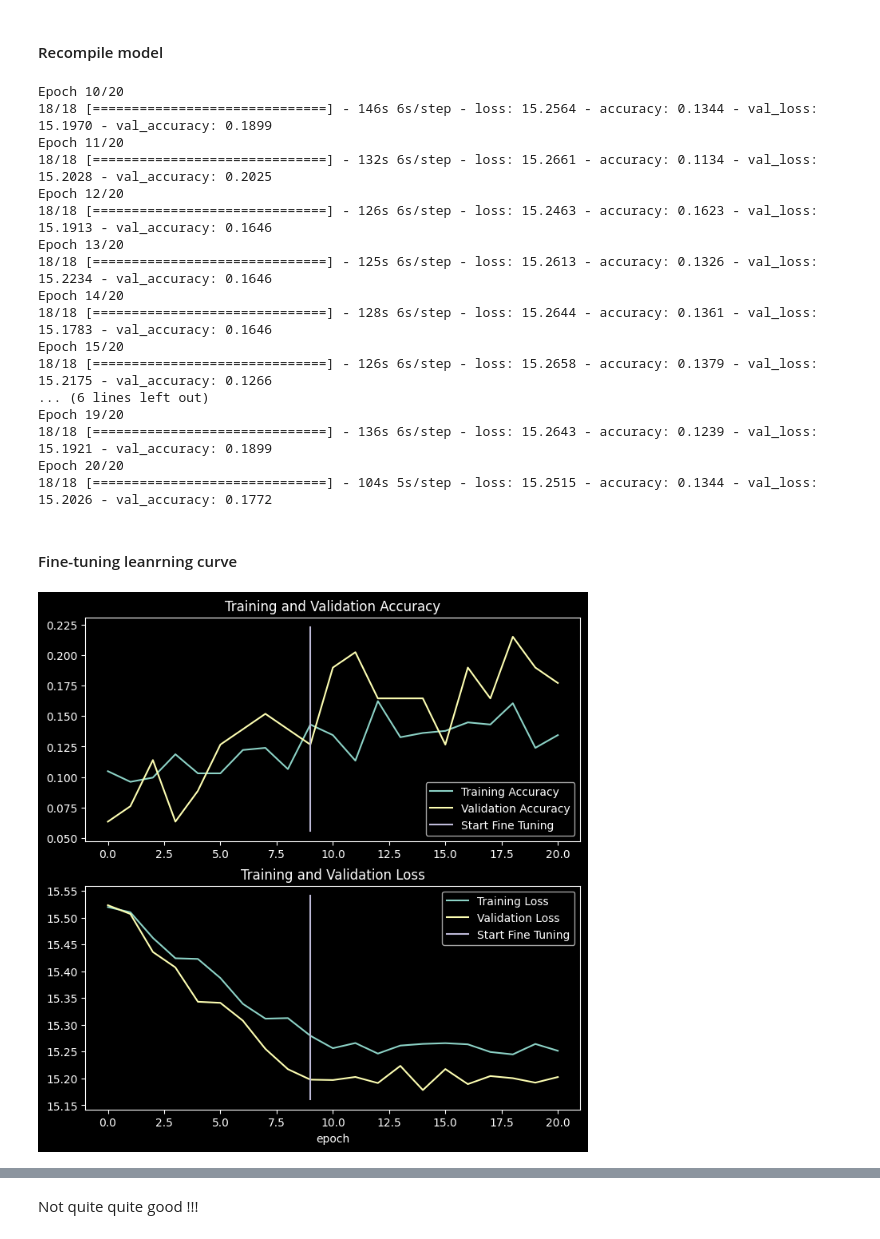
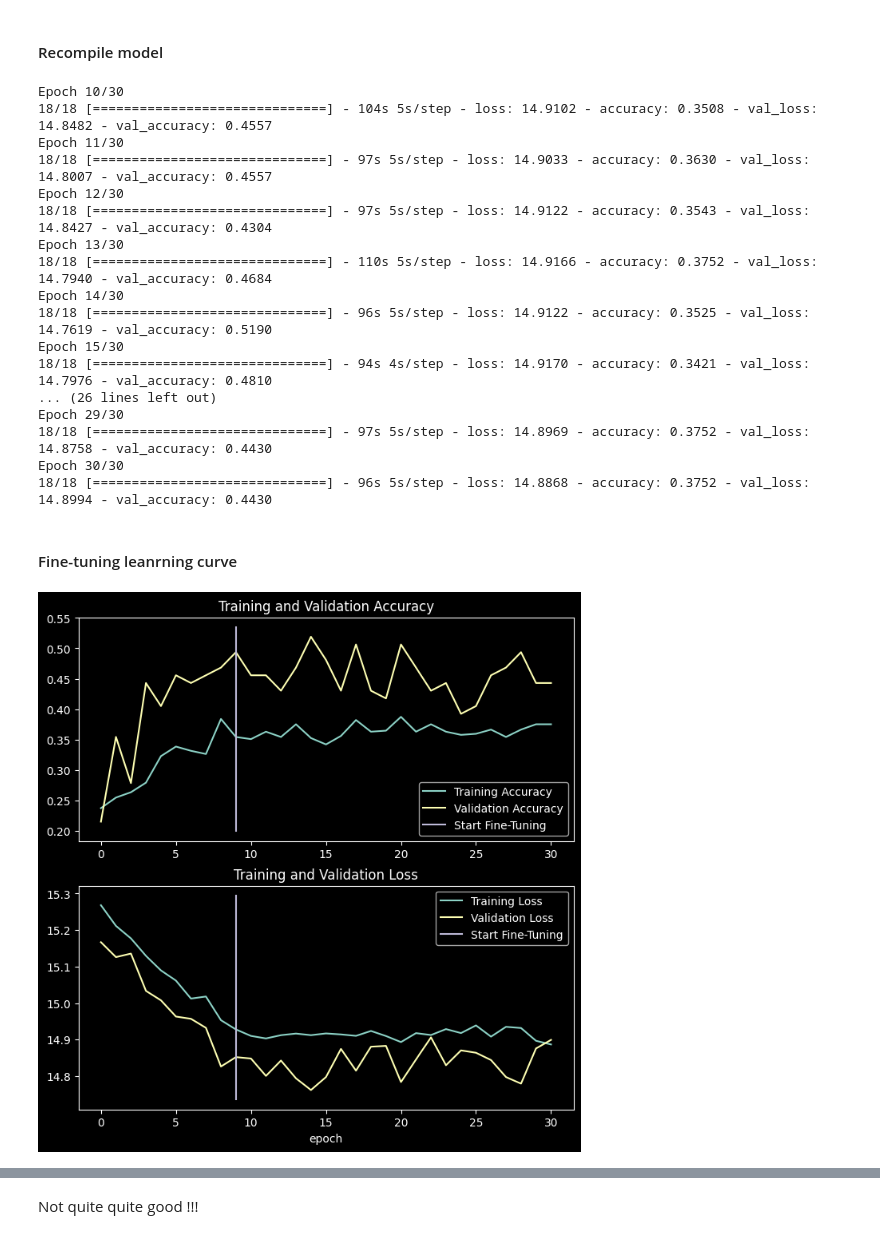
Before and after one commit to ChristopheMpagaDSTI/UBC-tumor-classification, a Jupyter notebook: tumor-classification2.ipynb, the cells around one changed output, grey strips where cells are left out. Cells and saved outputs as stored; diff of their text form; code cells hidden in the pictures.

```diff
--- a/tumor-classification2.ipynb
+++ b/tumor-classification2.ipynb
@@ -296,7 +293,7 @@ x = preprocess_input(x)
 x = base_model(x,training = False)
 x = GlobalAveragePooling2D()(x)
 x = Dense(1024, activation='relu',kernel_regularizer = "l2")(x)
-x = tf.keras.layers.Dropout(0.2)(x)
+x = tf.keras.layers.Dropout(0.3)(x)
 predictions = Dense(5, activation='softmax')(x)
 # %%
 # this is the model we will train
@@ -307,7 +304,7 @@ len(model.trainable_variables)
 4
 # %%
 # compile model
-base_learning_rate = 1e-6
+base_learning_rate = 2e-6
 model.compile(tf.keras.optimizers.RMSprop(learning_rate=base_learning_rate),
 # optimizer=tf.keras.optimizers.Adam(learning_rate=base_learning_rate),
               loss=tf.keras.losses.SparseCategoricalCrossentropy(from_logits=False),
@@ -431,7 +428,7 @@ model.compile(optimizer=tf.keras.optimizers.SGD(learning_rate=base_learning_rate
 
 # we train our model again (this time fine-tuning the top 2 inception blocks
 # alongside the top Dense layers
-fine_tune_epochs = 10
+fine_tune_epochs = 2*initial_epochs
 total_epochs = initial_epochs + fine_tune_epochs
 history_fine = model.fit(train_dataset,
           epochs=total_epochs,
@@ -440,23 +437,23 @@ history_fine = model.fit(train_dataset,
           callbacks=tensorboard_callback,
           use_multiprocessing=True)
 # %% [output]
-Epoch 10/20
-18/18 [==============================] - 146s 6s/step - loss: 15.2564 - accuracy: 0.1344 - val_loss: 15.1970 - val_accuracy: 0.1899
-Epoch 11/20
-18/18 [==============================] - 132s 6s/step - loss: 15.2661 - accuracy: 0.1134 - val_loss: 15.2028 - val_accuracy: 0.2025
-Epoch 12/20
-18/18 [==============================] - 126s 6s/step - loss: 15.2463 - accuracy: 0.1623 - val_loss: 15.1913 - val_accuracy: 0.1646
-Epoch 13/20
-18/18 [==============================] - 125s 6s/step - loss: 15.2613 - accuracy: 0.1326 - val_loss: 15.2234 - val_accuracy: 0.1646
-Epoch 14/20
-18/18 [==============================] - 128s 6s/step - loss: 15.2644 - accuracy: 0.1361 - val_loss: 15.1783 - val_accuracy: 0.1646
-Epoch 15/20
-18/18 [==============================] - 126s 6s/step - loss: 15.2658 - accuracy: 0.1379 - val_loss: 15.2175 - val_accuracy: 0.1266
-... (6 lines left out)
-Epoch 19/20
-18/18 [==============================] - 136s 6s/step - loss: 15.2643 - accuracy: 0.1239 - val_loss: 15.1921 - val_accuracy: 0.1899
-Epoch 20/20
-18/18 [==============================] - 104s 5s/step - loss: 15.2515 - accuracy: 0.1344 - val_loss: 15.2026 - val_accuracy: 0.1772
+Epoch 10/30
+18/18 [==============================] - 104s 5s/step - loss: 14.9102 - accuracy: 0.3508 - val_loss: 14.8482 - val_accuracy: 0.4557
+Epoch 11/30
+18/18 [==============================] - 97s 5s/step - loss: 14.9033 - accuracy: 0.3630 - val_loss: 14.8007 - val_accuracy: 0.4557
+Epoch 12/30
+18/18 [==============================] - 97s 5s/step - loss: 14.9122 - accuracy: 0.3543 - val_loss: 14.8427 - val_accuracy: 0.4304
+Epoch 13/30
+18/18 [==============================] - 110s 5s/step - loss: 14.9166 - accuracy: 0.3752 - val_loss: 14.7940 - val_accuracy: 0.4684
+Epoch 14/30
+18/18 [==============================] - 96s 5s/step - loss: 14.9122 - accuracy: 0.3525 - val_loss: 14.7619 - val_accuracy: 0.5190
+Epoch 15/30
+18/18 [==============================] - 94s 4s/step - loss: 14.9170 - accuracy: 0.3421 - val_loss: 14.7976 - val_accuracy: 0.4810
+... (26 lines left out)
+Epoch 29/30
+18/18 [==============================] - 97s 5s/step - loss: 14.8969 - accuracy: 0.3752 - val_loss: 14.8758 - val_accuracy: 0.4430
+Epoch 30/30
+18/18 [==============================] - 96s 5s/step - loss: 14.8868 - accuracy: 0.3752 - val_loss: 14.8994 - val_accuracy: 0.4430
 # %% [markdown]
 #### Fine-tuning leanrning curve
 # %%
@@ -468,34 +465,34 @@ val_loss += history_fine.history['val_loss']
 # %%
 # plot training and validation metrics
 import matplotlib.pyplot as plt
 # acc = history.history['accuracy']
 # val_acc = history.history['val_accuracy']
 
 # loss = history.history['loss']
 # val_loss = history.history['val_loss']
 
 plt.figure(figsize=(8, 8))
 plt.subplot(2, 1, 1)
 plt.plot(acc, label='Training Accuracy')
 plt.plot(val_acc, label='Validation Accuracy')
 #plt.ylim([0.8, 1])
 plt.plot([initial_epochs-1,initial_epochs-1],
-          plt.ylim(), label='Start Fine Tuning')
+          plt.ylim(), label='Start Fine-Tuning')
 plt.legend(loc='lower right')
 plt.title('Training and Validation Accuracy')
 
 plt.subplot(2, 1, 2)
 plt.plot(loss, label='Training Loss')
 plt.plot(val_loss, label='Validation Loss')
 #plt.ylim([0, 1.0])
 plt.plot([initial_epochs-1,initial_epochs-1],
-         plt.ylim(), label='Start Fine Tuning')
+         plt.ylim(), label='Start Fine-Tuning')
 plt.legend(loc='upper right')
 plt.title('Training and Validation Loss')
 plt.xlabel('epoch')
 plt.show()
 # %% [output]
-[figure, old version]
+[figure, new version]
 # %%
 # loss, accuracy = model.evaluate(test_dataset)
 # print('Test accuracy :', accuracy)
```
Also changed, not shown: parts of 6 cells of this notebook.
